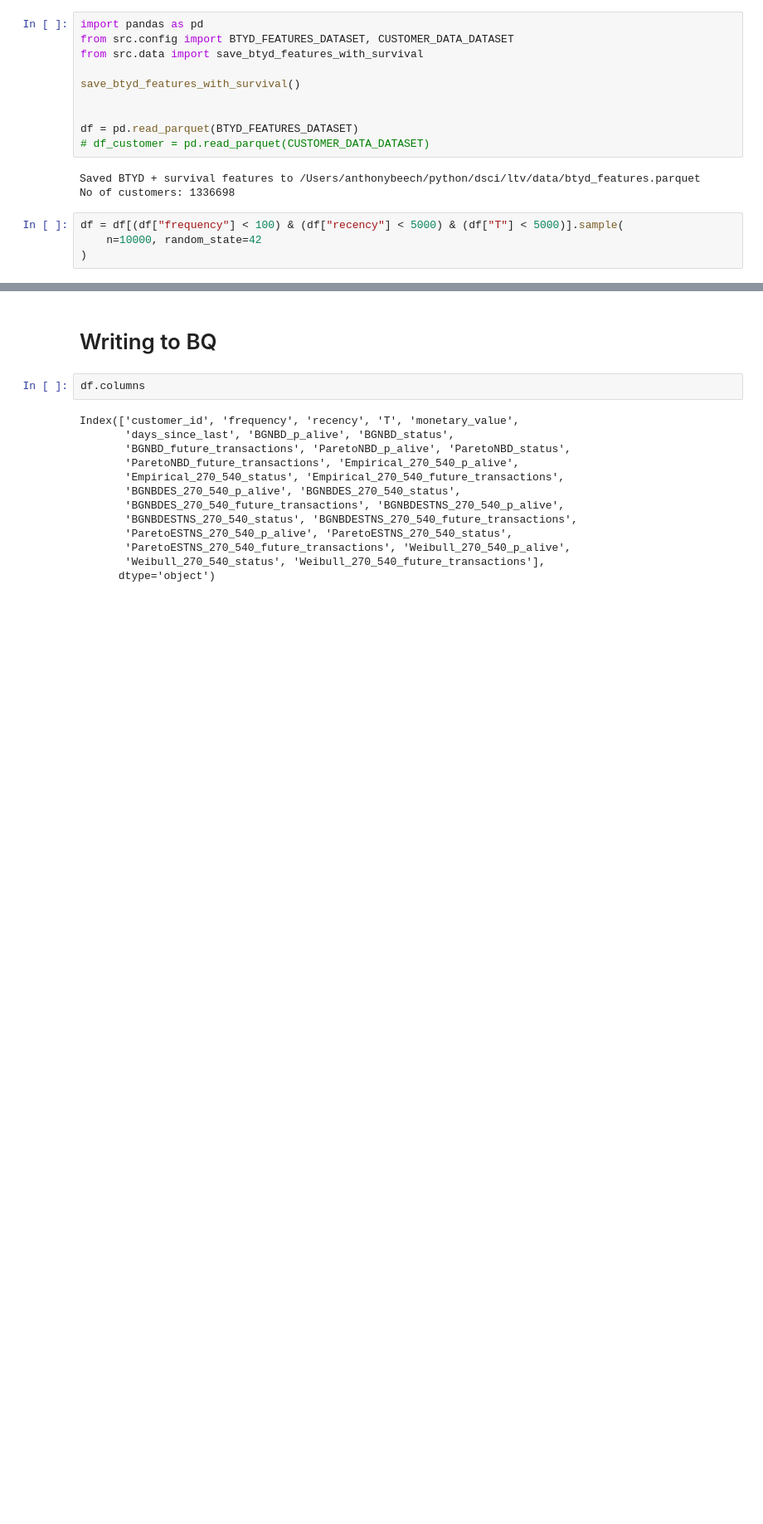
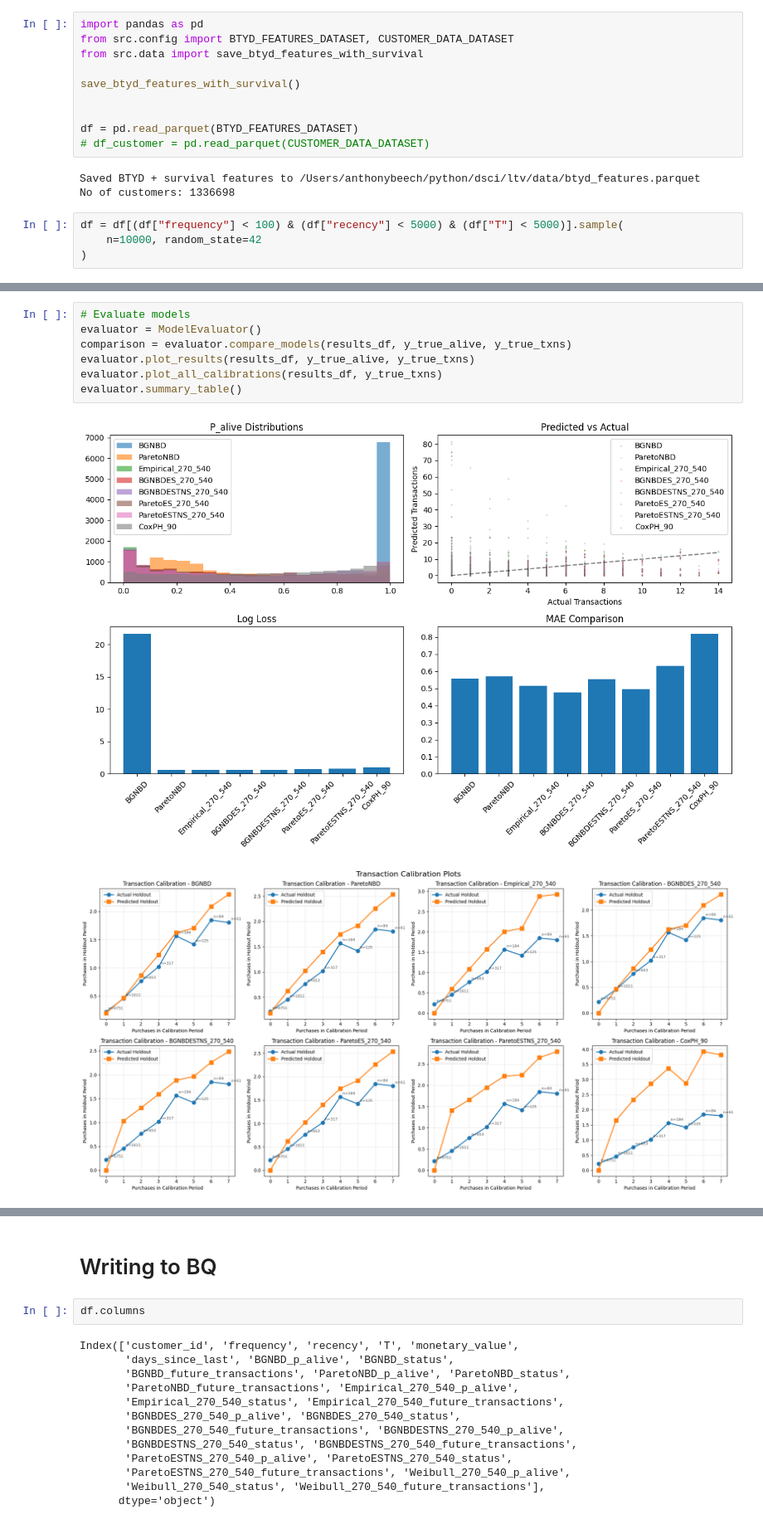
Before and after one commit to mpb-com/dsci-customer, a Jupyter notebook: experiments/comparison.ipynb, the cells around one changed output, grey strips where cells are left out. Shown at 83% size. Saved outputs shown, nothing was run; the diff lists cells and outputs as text; blank space fills up the shorter version.

```diff
--- a/experiments/comparison.ipynb
+++ b/experiments/comparison.ipynb
@@ -210,0 +251,10 @@ evaluate_models(df)
+# %%
+# Evaluate models
+evaluator = ModelEvaluator()
+comparison = evaluator.compare_models(results_df, y_true_alive, y_true_txns)
+evaluator.plot_results(results_df, y_true_alive, y_true_txns)
+evaluator.plot_all_calibrations(results_df, y_true_txns)
+evaluator.summary_table()
+# %% [output]
+[figure, added]
+[figure, added]
```
Also changed, not shown: parts of 5 cells of this notebook, 4 other files.
